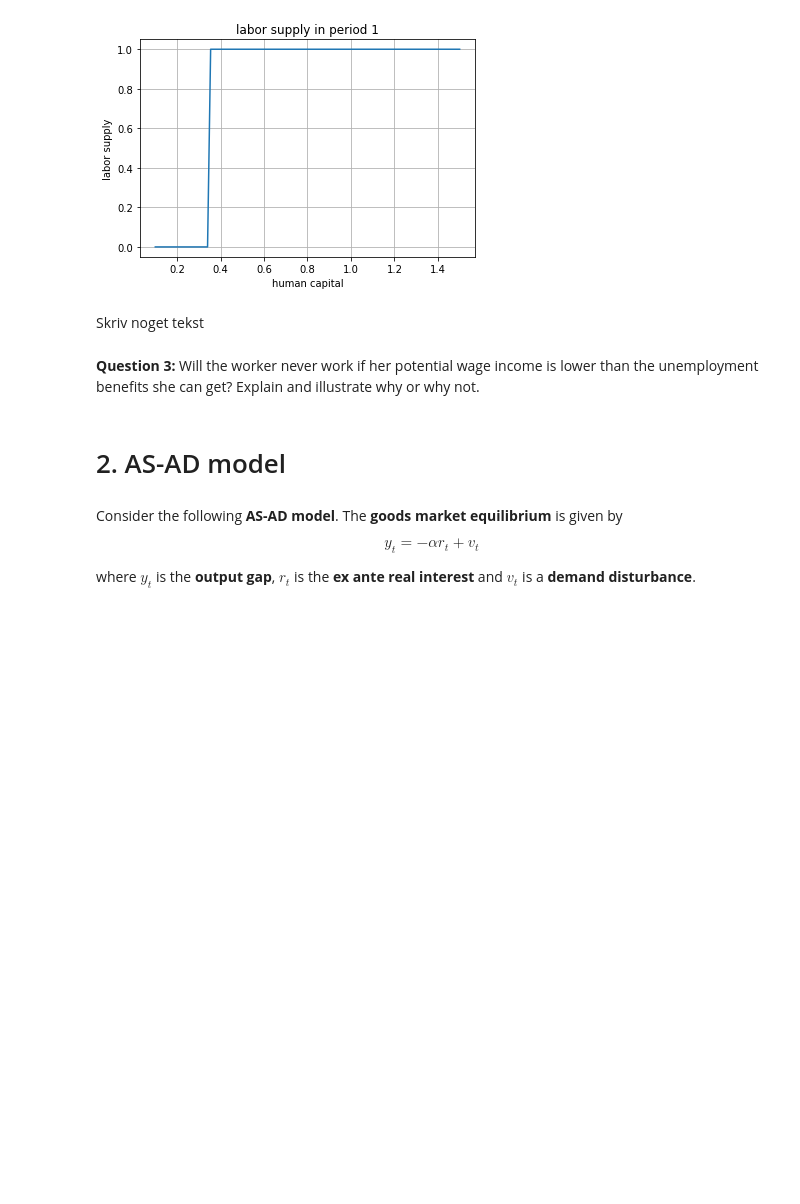
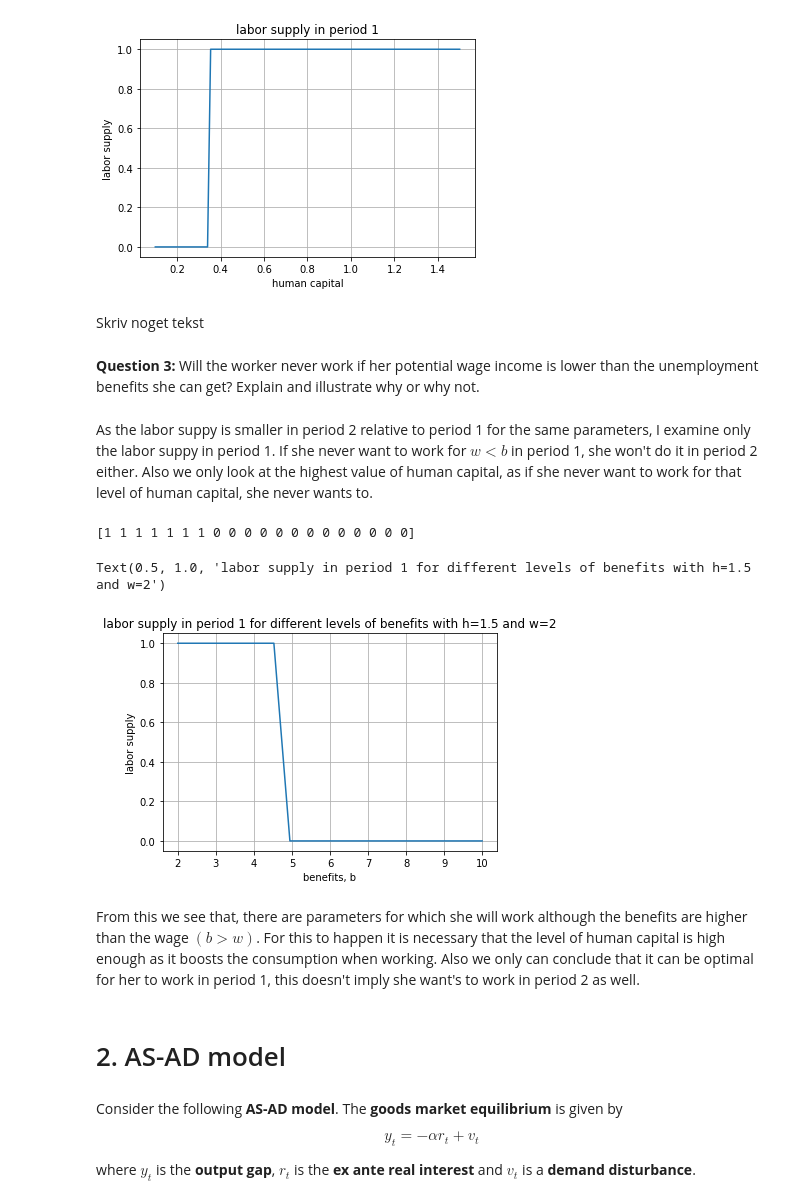
Before and after one commit to NumEconCopenhagen/projects-2019-pbj, a Jupyter notebook: examproject/Examproject/examproject.ipynb, the cells around one changed output. Saved outputs shown, nothing was run; the diff lists cells and outputs as text; code cells hidden in the pictures; blank space fills up the shorter version.

```diff
--- a/examproject/Examproject/examproject.ipynb
+++ b/examproject/Examproject/examproject.ipynb
@@ -216,6 +218,42 @@ Text(0.5, 1.0, 'labor supply in period 1')
 Skriv noget tekst
 # %% [markdown]
 **Question 3:** Will the worker never work if her potential wage income is lower than the unemployment benefits she can get? Explain and illustrate why or why not.
+# %% [markdown]
+As the labor suppy is smaller in period 2 relative to period 1 for the same parameters, I examine only the labor suppy in period 1. If she never want to work for $w < b$ in period 1, she won't do it in period 2 either. Also we only look at the highest value of human capital, as if she never want to work for that level of human capital, she never wants to.
+# %%
+# define a vector of b where b >= w = 2
+b_vec = np.linspace(2,10,20)
+
+l1_vec_q3 = np.empty(len(b_vec), dtype=int)
+
+for i in range(len(b_vec)):
+    if (v1(0, w, b_vec[i], rho, gamma, h_vec[99], Delta, beta, v2_interp) > v1(1, w, b_vec[i], rho, gamma, h_vec[99], Delta, beta, v2_interp)) == True:
+        l1_vec_q3[i] = 0
+    else:
+        l1_vec_q3[i] = 1
+
+print(l1_vec_q3)
+
+# illustrate period 1 result
+fig = plt.figure()
+ax = fig.add_subplot(1, 1, 1)
+ax.plot(b_vec, l1_vec_q3)
+
+# set grids
+ax.grid()
+
+# v. set labels
+ax.set_ylabel('labor supply')
+ax.set_xlabel('benefits, b')
+
+# set title
+ax.set_title('labor supply in period 1 for different levels of benefits with h=1.5 and w=2')
+# %% [output]
+[1 1 1 1 1 1 1 0 0 0 0 0 0 0 0 0 0 0 0 0]
+Text(0.5, 1.0, 'labor supply in period 1 for different levels of benefits with h=1.5 and w=2')
+[figure, added]
+# %% [markdown]
+From this we see that, there are parameters for which she will work although the benefits are higher than the wage $(b > w)$. For this to happen it is necessary that the level of human capital is high enough as it boosts the consumption when working. Also we only can conclude that it can be optimal for her to work in period 1, this doesn't imply she want's to work in period 2 as well.
 # %% [markdown]
 # 2. AS-AD model
 # %% [markdown]
```
Also changed, not shown: parts of 15 cells of this notebook.
